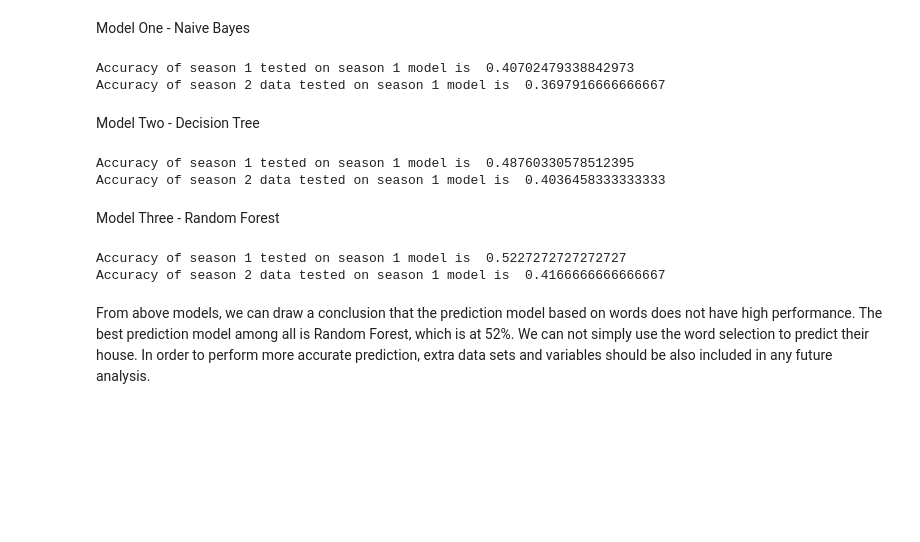
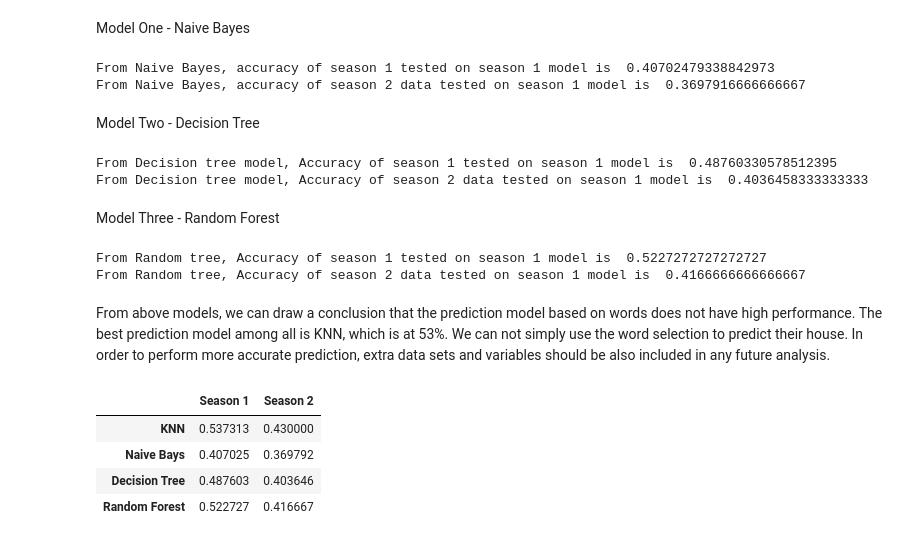
Before and after one commit to trong-shen/Game-of-Throne-Project, a Jupyter notebook: GOT_Project.ipynb, the cells around one changed output. Cells and saved outputs as stored; diff of their text form; code cells hidden in the pictures; blank space fills up the shorter version.

```diff
--- a/GOT_Project.ipynb
+++ b/GOT_Project.ipynb
@@ -1200,11 +955,13 @@ classifier1.fit(X1_train,y1_train)
 y1_pred_nb = classifier1.predict(X1_test)
 y2_pred_nb = classifier1.predict(X2)
 from sklearn.metrics import accuracy_score
-print("From Naive Bayes, accuracy of season 1 tested on season 1 model is ", accuracy_score(y1_test,y1_pred_nb))
-print("From Naive Bayes, accuracy of season 2 data tested on season 1 model is ", accuracy_score(y2,y2_pred_nb))
+nb_s1=accuracy_score(y1_test,y1_pred_nb)
+nb_s2=accuracy_score(y2,y2_pred_nb)
+print("From Naive Bayes, accuracy of season 1 tested on season 1 model is ", nb_s1)
+print("From Naive Bayes, accuracy of season 2 data tested on season 1 model is ", nb_s2)
 # %% [output]
-Accuracy of season 1 tested on season 1 model is  0.40702479338842973
-Accuracy of season 2 data tested on season 1 model is  0.3697916666666667
+From Naive Bayes, accuracy of season 1 tested on season 1 model is  0.40702479338842973
+From Naive Bayes, accuracy of season 2 data tested on season 1 model is  0.3697916666666667
 # %% [markdown]
 Model Two - Decision Tree
 # %%
@@ -1214,11 +971,13 @@ classifier2.fit(X1_train,y1_train)
 y1_pred_tree = classifier2.predict(X1_test)
 y2_pred_tree = classifier2.predict(X2)
 from sklearn.metrics import accuracy_score
-print("From Decision tree model, Accuracy of season 1 tested on season 1 model is ", accuracy_score(y1_test,y1_pred_tree))
-print("From Decision tree model, Accuracy of season 2 data tested on season 1 model is ", accuracy_score(y2,y2_pred_tree))
+tree_s1=accuracy_score(y1_test,y1_pred_tree)
+tree_s2=accuracy_score(y2,y2_pred_tree)
+print("From Decision tree model, Accuracy of season 1 tested on season 1 model is ", tree_s1)
+print("From Decision tree model, Accuracy of season 2 data tested on season 1 model is ", tree_s2)
 # %% [output]
-Accuracy of season 1 tested on season 1 model is  0.48760330578512395
-Accuracy of season 2 data tested on season 1 model is  0.4036458333333333
+From Decision tree model, Accuracy of season 1 tested on season 1 model is  0.48760330578512395
+From Decision tree model, Accuracy of season 2 data tested on season 1 model is  0.4036458333333333
 # %% [markdown]
 Model Three - Random Forest
 # %%
@@ -1228,10 +987,25 @@ classifier3.fit(X1_train,y1_train)
 y1_pred_random = classifier3.predict(X1_test)
 y2_pred_random = classifier3.predict(X2)
 from sklearn.metrics import accuracy_score
-print("From Random tree, Accuracy of season 1 tested on season 1 model is ", accuracy_score(y1_test,y1_pred_random))
-print("From Random tree, Accuracy of season 2 data tested on season 1 model is ", accuracy_score(y2,y2_pred_random))
+random_s1=accuracy_score(y1_test,y1_pred_random)
+random_s2=accuracy_score(y2,y2_pred_random)
+print("From Random tree, Accuracy of season 1 tested on season 1 model is ", random_s1)
+print("From Random tree, Accuracy of season 2 data tested on season 1 model is ", random_s2)
 # %% [output]
-Accuracy of season 1 tested on season 1 model is  0.5227272727272727
-Accuracy of season 2 data tested on season 1 model is  0.4166666666666667
+From Random tree, Accuracy of season 1 tested on season 1 model is  0.5227272727272727
+From Random tree, Accuracy of season 2 data tested on season 1 model is  0.4166666666666667
 # %% [markdown]
-From above models, we can draw a conclusion that the prediction model based on words does not have high performance. The best prediction model among all is Random Forest, which is at 52%. We can not simply use the word selection to predict their house. In order to perform more accurate prediction, extra data sets and variables should be also included in any future analysis.
+From above models, we can draw a conclusion that the prediction model based on words does not have high performance. The best prediction model among all is KNN, which is at 53%. We can not simply use the word selection to predict their house. In order to perform more accurate prediction, extra data sets and variables should be also included in any future analysis.
+# %%
+s1_ml_result=[knn_s1,nb_s1,tree_s1,random_s1]
+s2_ml_result=[knn_s2,nb_s2,tree_s2,random_s2]
+result={'Season 1':s1_ml_result,'Season 2':s2_ml_result}
+result_ml=pd.DataFrame(result,columns=['Season 1','Season 2'],index=['KNN','Naive Bays','Decision Tree','Random Forest'])
+# %%
+result_ml
+# %% [output]
+|  | Season 1 | Season 2 |
+| KNN | 0.537313 | 0.430000 |
+| Naive Bays | 0.407025 | 0.369792 |
+| Decision Tree | 0.487603 | 0.403646 |
+| Random Forest | 0.522727 | 0.416667 |
```
Also changed, not shown: parts of 27 cells of this notebook.
